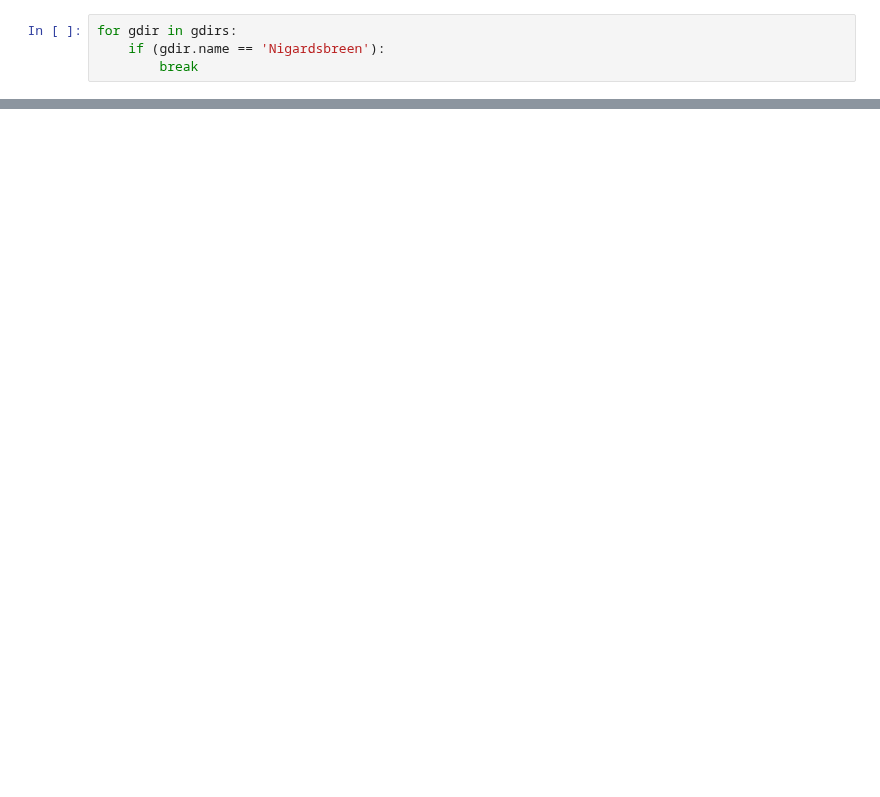
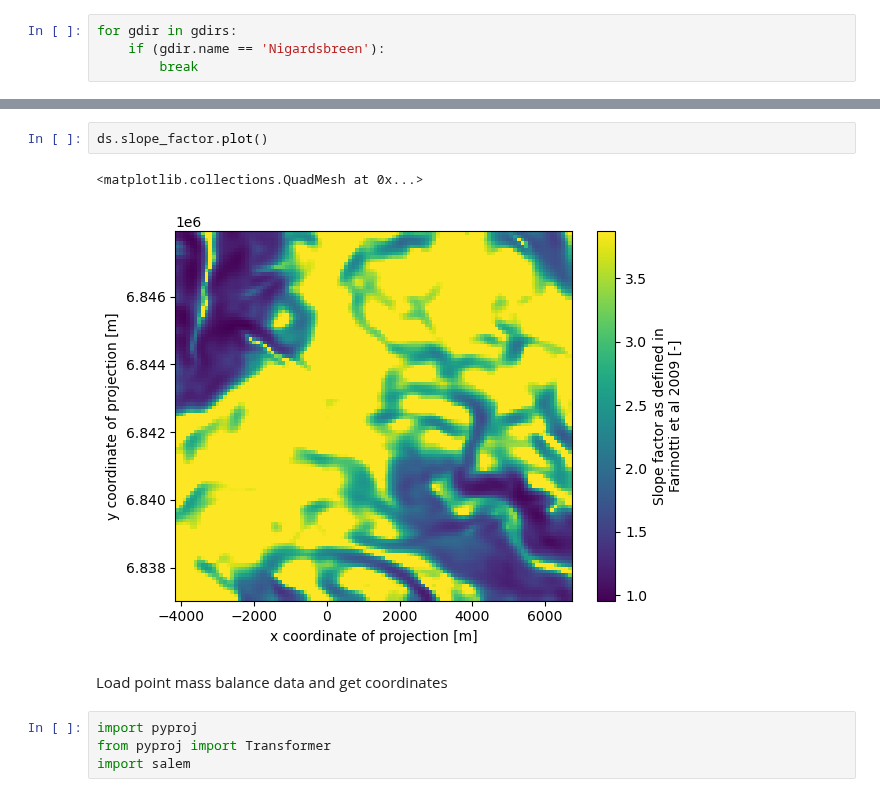
Before and after one commit to khsjursen/ML_MB_Norway, a Jupyter notebook: get_oggm_data.ipynb, the cells around one changed output, grey strips where cells are left out. Saved outputs shown, nothing was run; the diff lists cells and outputs as text; blank space fills up the shorter version.

```diff
--- a/get_oggm_data.ipynb
+++ b/get_oggm_data.ipynb
@@ -162,0 +200,11 @@ Data variables: (12/20)
+# %%
+ds.slope_factor.plot()
+# %% [output]
+<matplotlib.collections.QuadMesh at 0x...>
+[figure, added]
+# %% [markdown]
+Load point mass balance data and get coordinates
+# %%
+import pyproj
+from pyproj import Transformer
+import salem
```
Also changed, not shown: parts of 18 cells of this notebook, 1 other file.
